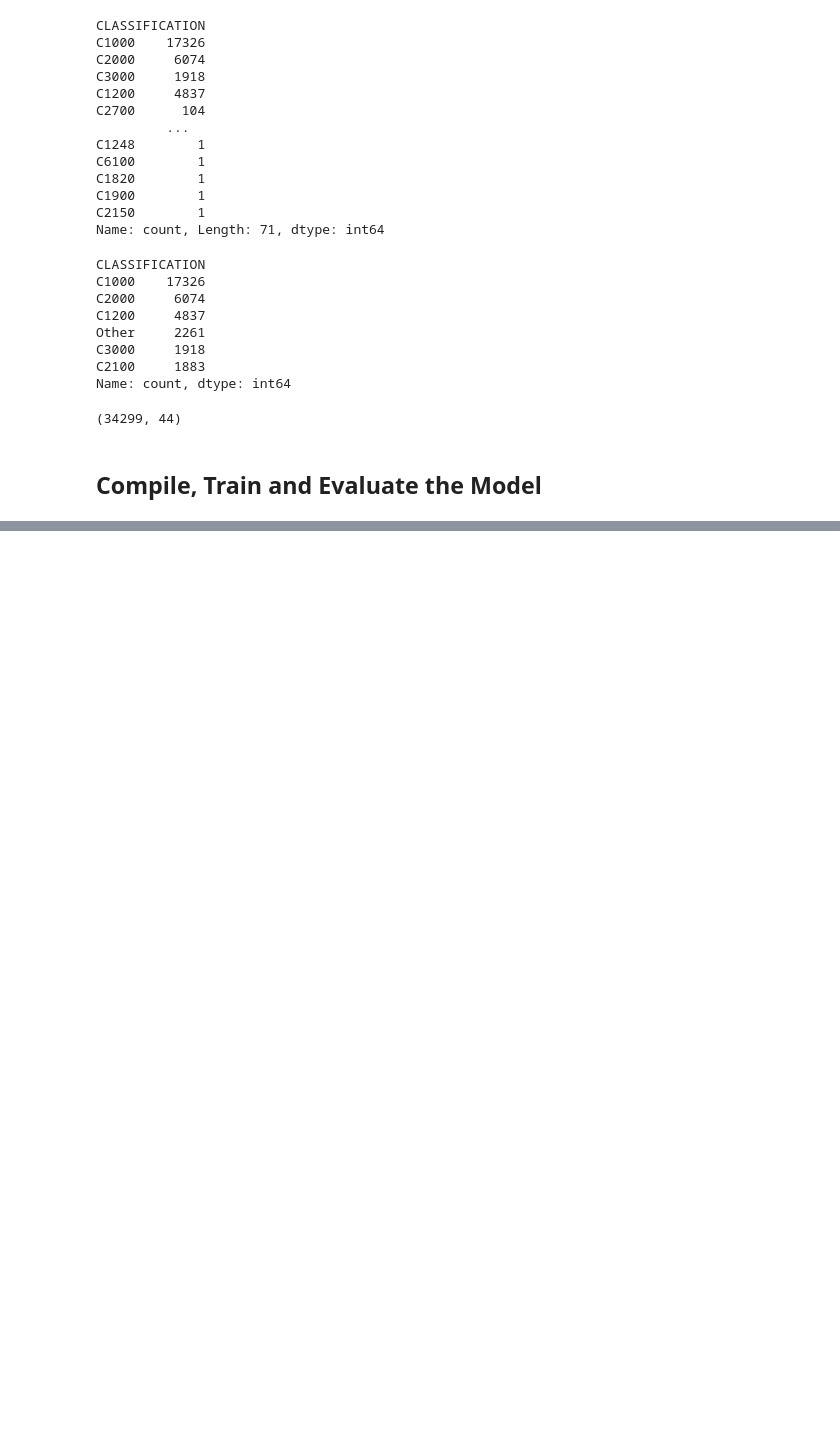
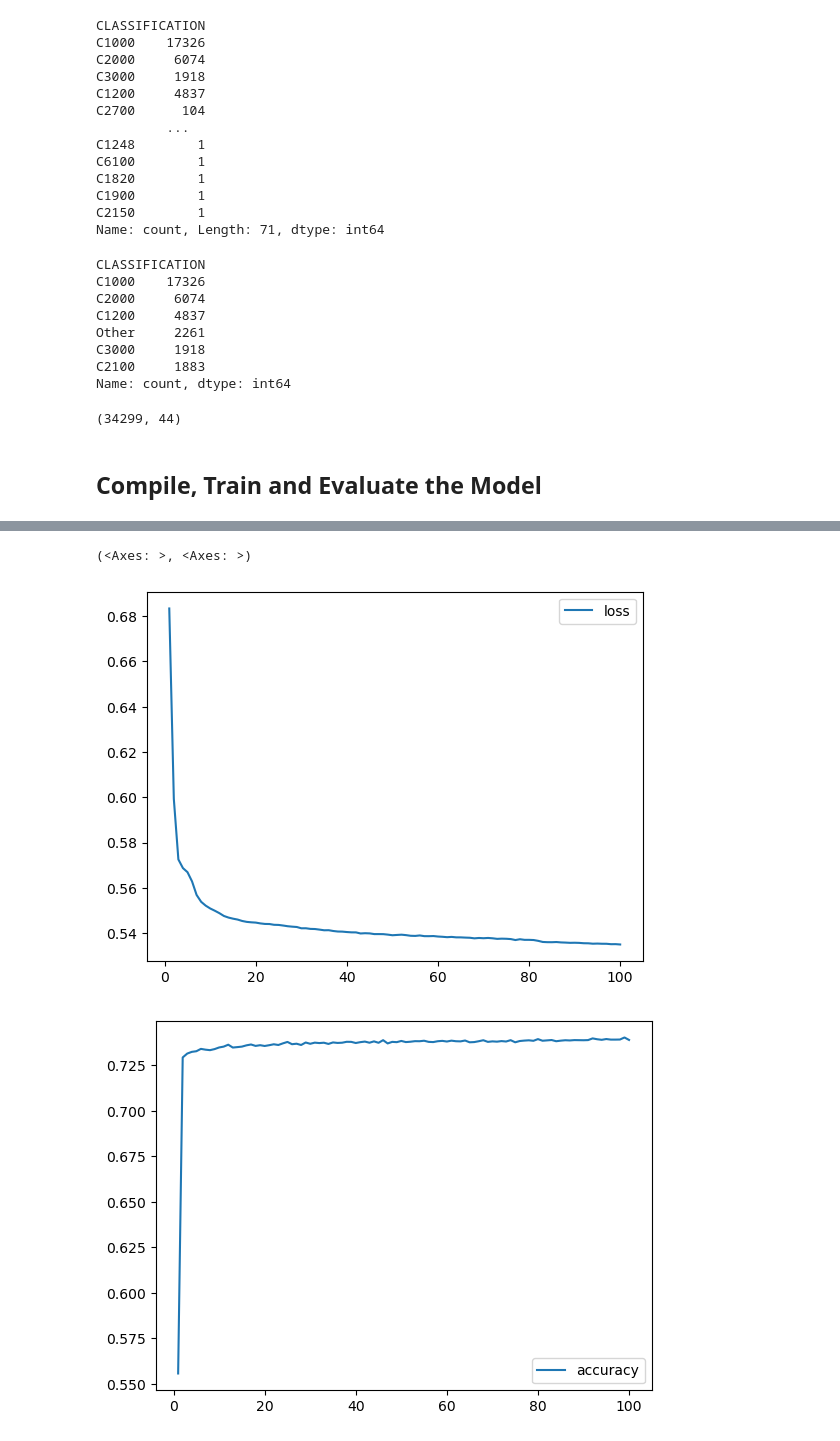
Before and after one commit to linderkm/deep-learning-challenge, a Jupyter notebook: AlphabetSoupCharity.ipynb, the cells around one changed output, grey strips where cells are left out. Cells and saved outputs as stored; diff of their text form; code cells hidden in the pictures; blank space fills up the shorter version.

```diff
--- a/AlphabetSoupCharity.ipynb
+++ b/AlphabetSoupCharity.ipynb
@@ -159,10 +159,9 @@ nn = tf.keras.models.Sequential()
 #add input layer
 input_dims = X_train_scaled.shape[1]
 nn.add(tf.keras.layers.Dense(units = 120, activation = 'relu', input_dim = input_dims))
-#nn.add(tf.keras.layers.Dense(units = 80, activation = 'relu'))
 
 # First hidden layer
-nn.add(tf.keras.layers.Dense(units = 40, activation = 'relu'))
+nn.add(tf.keras.layers.Dense(units = 20, activation = 'relu'))
 
 # Second hidden layer
 nn.add(tf.keras.layers.Dense(units = 20, activation = 'relu'))
@@ -190,9 +189,21 @@ Model: "sequential_11"
  Non-trainable params: 0 (0.00 B)
+# %%
+# callback to record model weights at intervals of five training epochs.
+weights_checkpoint = tf.keras.callbacks.ModelCheckpoint(filepath = 'model_weights.weights.h5',
+                                                        save_weights_only=True,
+                                                        save_freq=5) #https://www.tensorflow.org/api_docs/python/tf/keras/callbacks/ModelCheckpoint
+
+# callback to save the best model, determined by maximum accuracy, per call of model.fit()
+metric = 'val_accuracy'
+best_model_checkpoint = tf.keras.callbacks.ModelCheckpoint(filepath = 'best_model.keras',
+                                                           save_best_only = True,
+                                                           monitor = metric,
+                                                           mode = 'max')#https://www.geeksforgeeks.org/tf-keras-callbacks-callback-tensorflow-callbacks/
 # %%
 # Compile the model
 nn.compile(loss="binary_crossentropy", optimizer="adam", metrics=["accuracy"])
 # %%
 # Train the model
-fit_model = nn.fit(X_train_scaled, y_train, epochs = 100)
+fit_model = nn.fit(X_train_scaled, y_train, epochs = 100, callbacks = [weights_checkpoint,best_model_checkpoint])
 # %% [output]
 Epoch 1/100
@@ -224,0 +242,15 @@ Loss: 0.557812534073699, Accuracy: 0.7262973785400391
+# %%
+loss_df = pd.DataFrame(fit_model.history)
+loss_df.index += 1
+
+accuracy_df = pd.DataFrame(fit_model.history)
+accuracy_df.index += 1
+# %%
+loss_plot = loss_df.plot(kind='line', y = 'loss')
+accuracy_plot = accuracy_df.plot(kind='line', y = 'accuracy')
+
+loss_plot, accuracy_plot
+# %% [output]
+(<Axes: >, <Axes: >)
+[figure, added]
+[figure, added]
```
Also changed, not shown: parts of 5 cells of this notebook.
